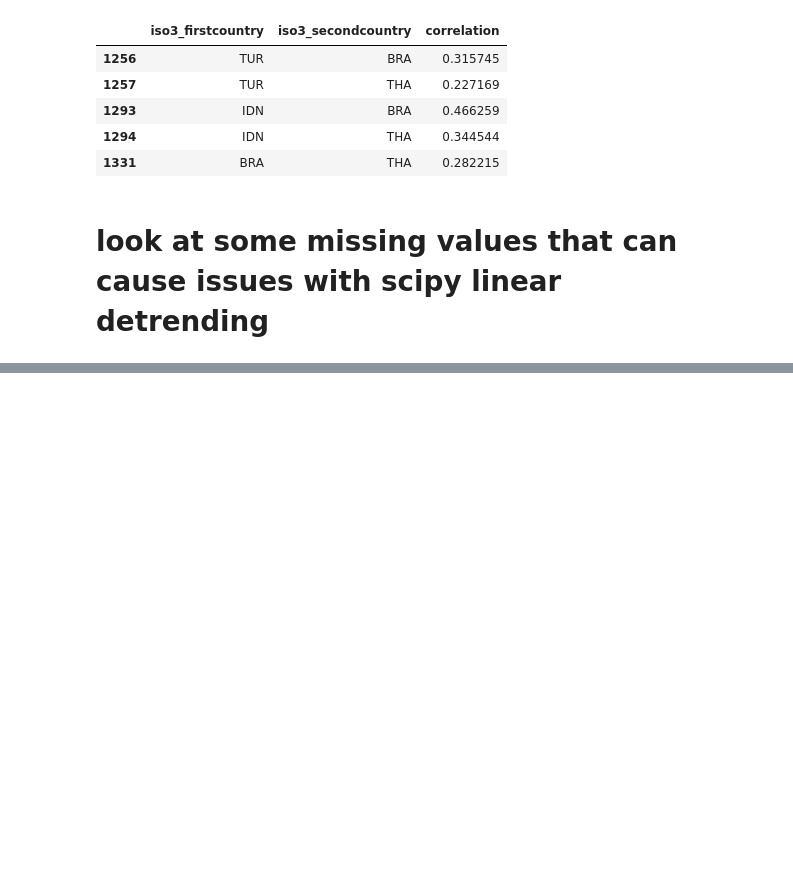
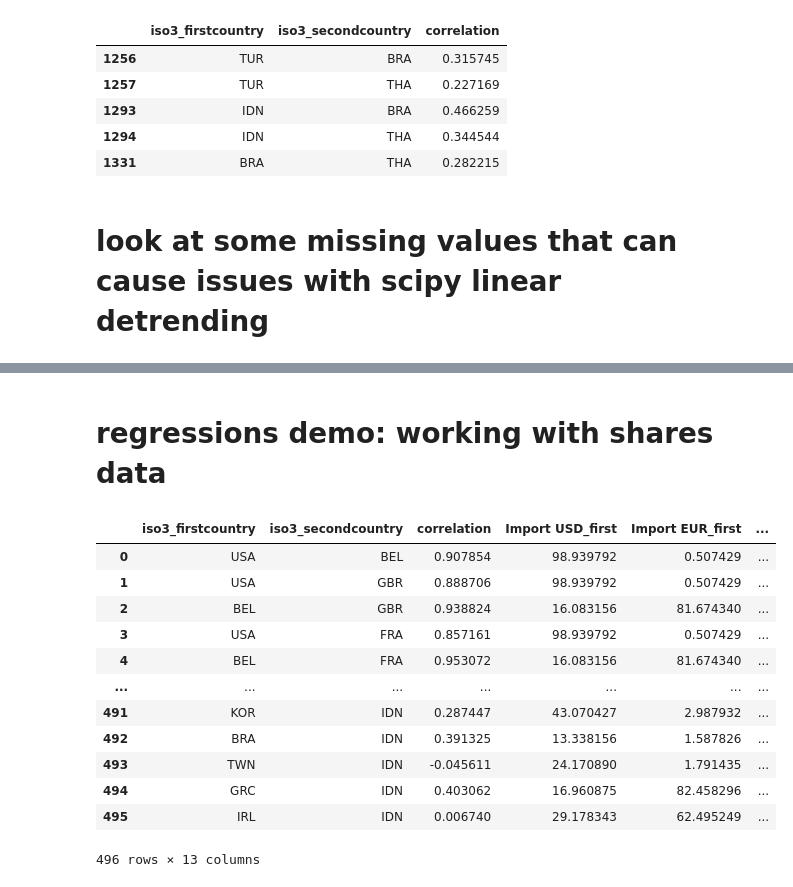
Before and after one commit to emilyfu1/correlationmodule, a Jupyter notebook: main.ipynb, the cells around one changed output, grey strips where cells are left out. Cells and saved outputs as stored; diff of their text form; code cells hidden in the pictures; blank space fills up the shorter version.

Commit message:
working copy of regression module

```diff
--- a/main.ipynb
+++ b/main.ipynb
@@ -388,0 +391,2 @@ lookatnansoecd_u[lookatnansoecd_u.isna().any(1)]
+# %% [markdown]
+# regressions demo: working with shares data
@@ -388,0 +424,18 @@ lookatnansoecd_u[lookatnansoecd_u.isna().any(1)]
+# %%
+shares_correlations_alt = reg.prepare_shares(correlation_data=rgdpreshaped, shares_data=sharesdata_dict, version='alt')
+
+shares_correlations_alt
+# %% [output]
+|  | iso3_firstcountry | iso3_secondcountry | correlation | Import USD_first | Import EUR_first | ... |
+| 0 | USA | BEL | 0.907854 | 98.939792 | 0.507429 | ... |
+| 1 | USA | GBR | 0.888706 | 98.939792 | 0.507429 | ... |
+| 2 | BEL | GBR | 0.938824 | 16.083156 | 81.674340 | ... |
+| 3 | USA | FRA | 0.857161 | 98.939792 | 0.507429 | ... |
+| 4 | BEL | FRA | 0.953072 | 16.083156 | 81.674340 | ... |
+| ... | ... | ... | ... | ... | ... | ... |
+| 491 | KOR | IDN | 0.287447 | 43.070427 | 2.987932 | ... |
+| 492 | BRA | IDN | 0.391325 | 13.338156 | 1.587826 | ... |
+| 493 | TWN | IDN | -0.045611 | 24.170890 | 1.791435 | ... |
+| 494 | GRC | IDN | 0.403062 | 16.960875 | 82.458296 | ... |
+| 495 | IRL | IDN | 0.006740 | 29.178343 | 62.495249 | ... |
+496 rows × 13 columns
```
Also changed, not shown: parts of 10 cells of this notebook, 1 other file.
